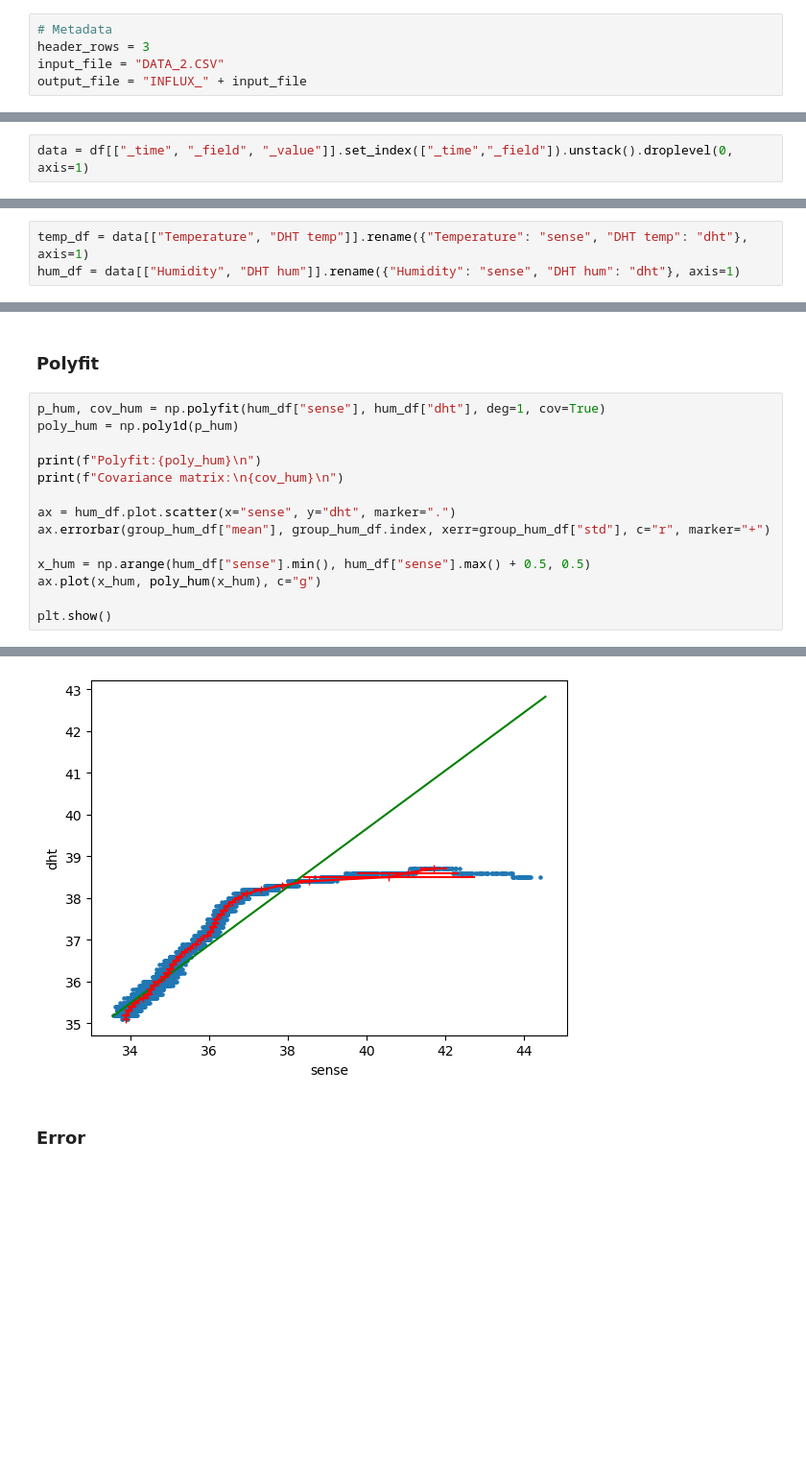
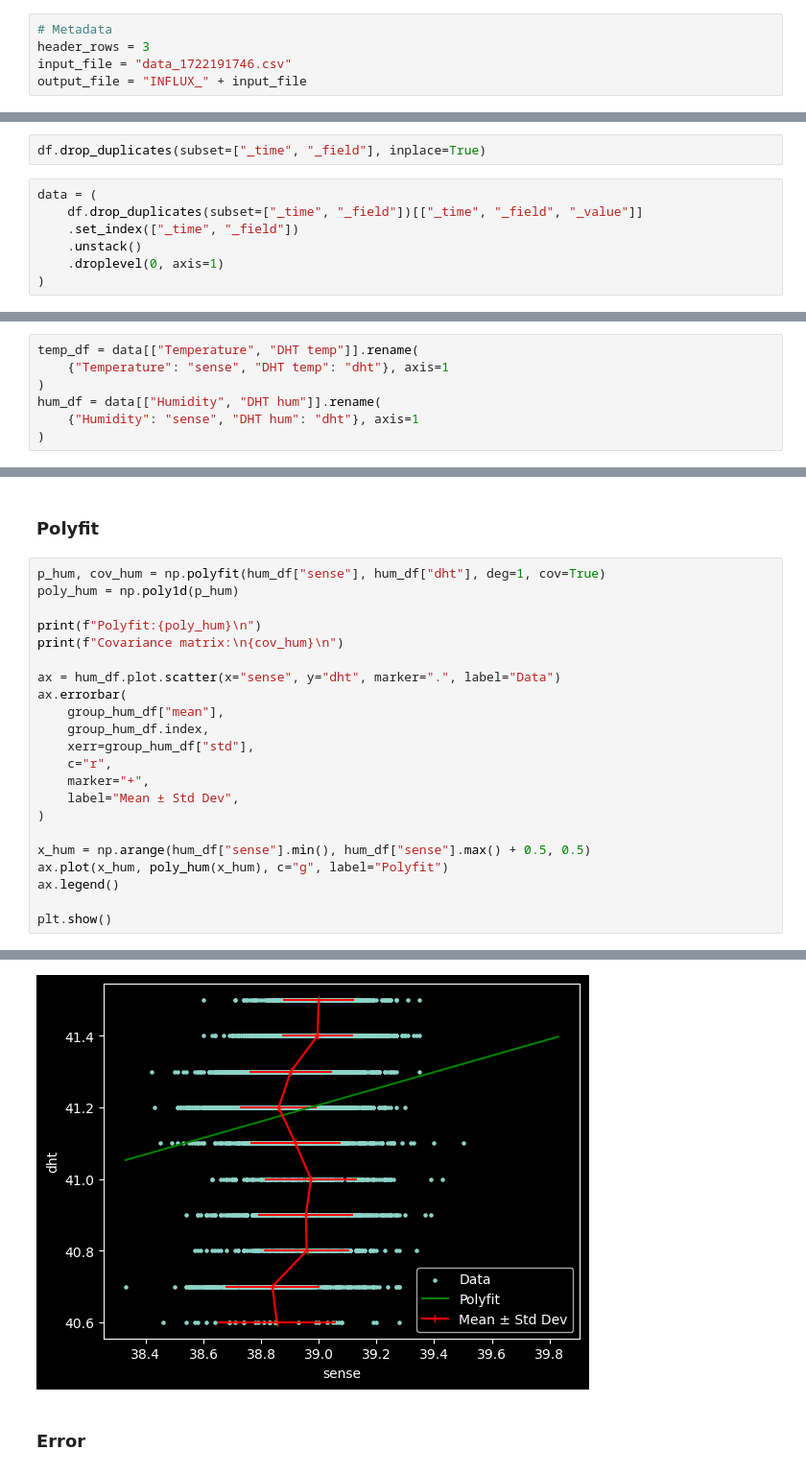
Before and after one commit to guigoruiz1/Arduino-odometry, a Jupyter notebook: DHT.ipynb, the cells around one changed output, grey strips where cells are left out. Shown at 96% size. Saved outputs shown, nothing was run; the diff lists cells and outputs as text; blank space fills up the shorter version.

```diff
--- a/DHT.ipynb
+++ b/DHT.ipynb
@@ -11,6 +12,6 @@ tqdm.pandas(desc="Progress")
 # %%
 # Metadata
 header_rows = 3
-input_file = "DATA_2.CSV"
+input_file = "data_1722191746.csv"
 output_file = "INFLUX_" + input_file
 # %%
@@ -18,4 +19,11 @@ df = pd.read_csv(input_file, header=header_rows, engine='pyarrow')
 # %%
 df["_time"] = pd.to_datetime(df["_time"], unit="ms")
+# %%
+df.drop_duplicates(subset=["_time", "_field"], inplace=True)
 # %%
-data = df[["_time", "_field", "_value"]].set_index(["_time","_field"]).unstack().droplevel(0, axis=1)
+data = (
+    df.drop_duplicates(subset=["_time", "_field"])[["_time", "_field", "_value"]]
+    .set_index(["_time", "_field"])
+    .unstack()
+    .droplevel(0, axis=1)
+)
@@ -22,8 +47,12 @@ data = df[["_time", "_field", "_value"]].set_index(["_time","_field"]).unstack()
 # %% [markdown]
 # Calibration
 # %%
-temp_df = data[["Temperature", "DHT temp"]].rename({"Temperature": "sense", "DHT temp": "dht"}, axis=1)
-hum_df = data[["Humidity", "DHT hum"]].rename({"Humidity": "sense", "DHT hum": "dht"}, axis=1)
+temp_df = data[["Temperature", "DHT temp"]].rename(
+    {"Temperature": "sense", "DHT temp": "dht"}, axis=1
+)
+hum_df = data[["Humidity", "DHT hum"]].rename(
+    {"Humidity": "sense", "DHT hum": "dht"}, axis=1
+)
 # %% [markdown]
 ## Temperature
 # %%
@@ -117,11 +143,19 @@ poly_hum = np.poly1d(p_hum)
 print(f"Polyfit:{poly_hum}\n")
 print(f"Covariance matrix:\n{cov_hum}\n")
 
-ax = hum_df.plot.scatter(x="sense", y="dht", marker=".")
-ax.errorbar(group_hum_df["mean"], group_hum_df.index, xerr=group_hum_df["std"], c="r", marker="+")
+ax = hum_df.plot.scatter(x="sense", y="dht", marker=".", label="Data")
+ax.errorbar(
+    group_hum_df["mean"],
+    group_hum_df.index,
+    xerr=group_hum_df["std"],
+    c="r",
+    marker="+",
+    label="Mean ± Std Dev",
+)
 
 x_hum = np.arange(hum_df["sense"].min(), hum_df["sense"].max() + 0.5, 0.5)
-ax.plot(x_hum, poly_hum(x_hum), c="g")
+ax.plot(x_hum, poly_hum(x_hum), c="g", label="Polyfit")
+ax.legend()
 
 plt.show()
 # %% [output]
@@ -134,4 +168,4 @@ Covariance matrix:
-[figure, old version]
+[figure, new version]
 # %% [markdown]
 ### Error
 # %%
```
Also changed, not shown: parts of 9 cells of this notebook, 2 other files.
